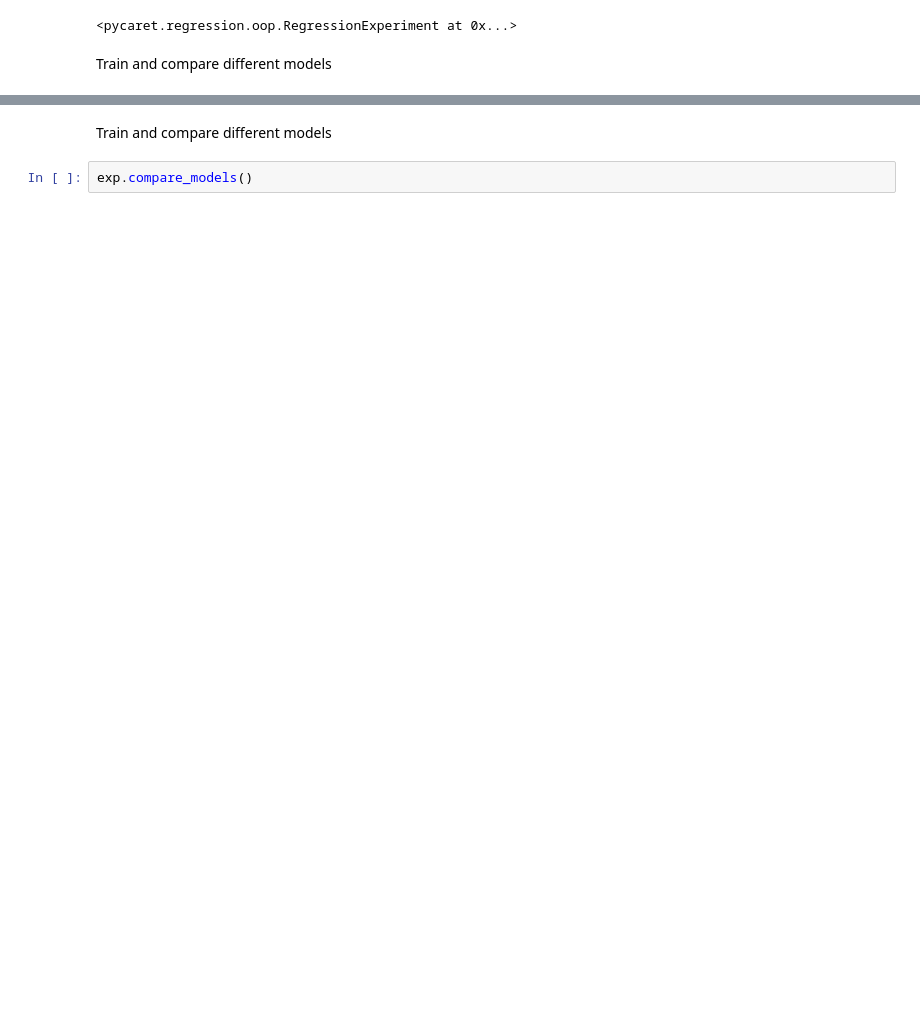
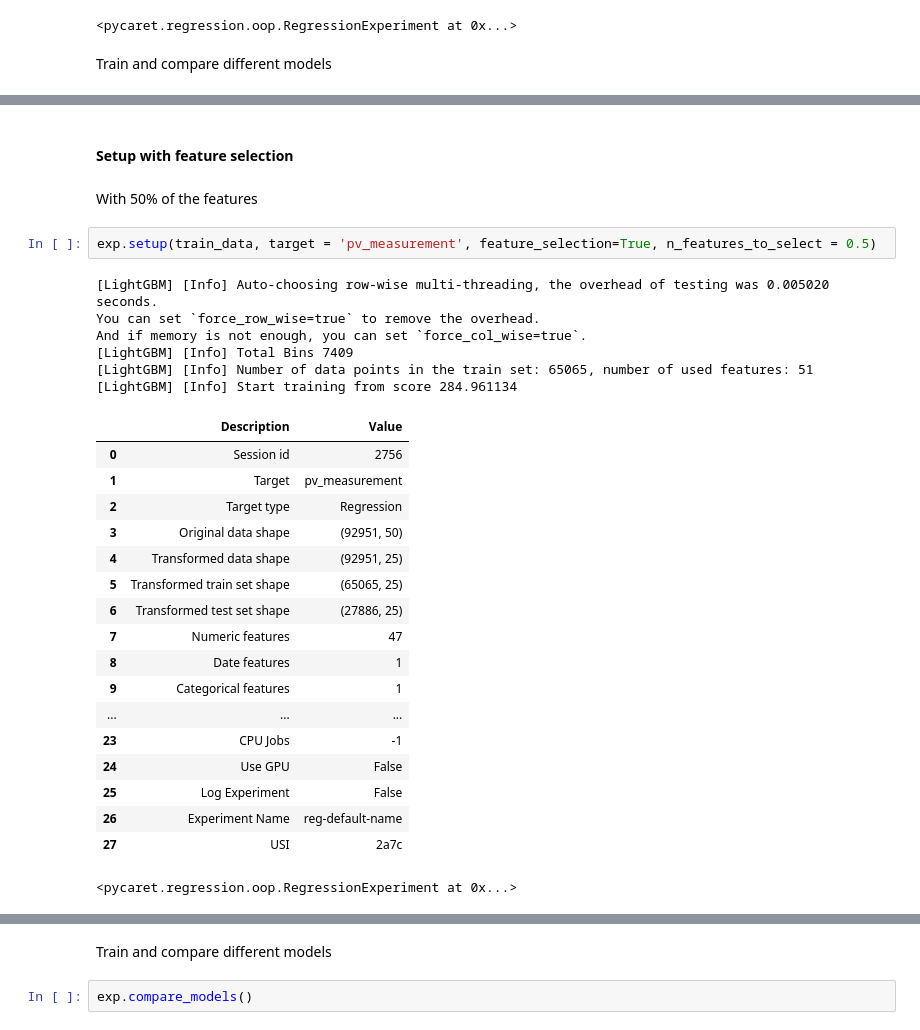
Before and after one commit to jkbch/machine_learning_exam, a Jupyter notebook: Clara_notebook.ipynb, the cells around one changed output, grey strips where cells are left out. Drawn from its saved outputs; the diff is of its cells as text; blank space fills up the shorter version.

```diff
--- a/Clara_notebook.ipynb
+++ b/Clara_notebook.ipynb
@@ -278,3 +279,34 @@ exp.compare_models()
+# %% [markdown]
+#### Setup with feature selection
+# %% [markdown]
+With 50% of the features
+# %%
+exp.setup(train_data, target = 'pv_measurement', feature_selection=True, n_features_to_select = 0.5)
+# %% [output]
+[LightGBM] [Info] Auto-choosing row-wise multi-threading, the overhead of testing was 0.005020 seconds.
+You can set `force_row_wise=true` to remove the overhead.
+And if memory is not enough, you can set `force_col_wise=true`.
+[LightGBM] [Info] Total Bins 7409
+[LightGBM] [Info] Number of data points in the train set: 65065, number of used features: 51
+[LightGBM] [Info] Start training from score 284.961134
+|  | Description | Value |
+| 0 | Session id | 2756 |
+| 1 | Target | pv_measurement |
+| 2 | Target type | Regression |
+| 3 | Original data shape | (92951, 50) |
+| 4 | Transformed data shape | (92951, 25) |
+| 5 | Transformed train set shape | (65065, 25) |
+| 6 | Transformed test set shape | (27886, 25) |
+| 7 | Numeric features | 47 |
+| 8 | Date features | 1 |
+| 9 | Categorical features | 1 |
+| ... | ... | ... |
+| 23 | CPU Jobs | -1 |
+| 24 | Use GPU | False |
+| 25 | Log Experiment | False |
+| 26 | Experiment Name | reg-default-name |
+| 27 | USI | 2a7c |
+<pycaret.regression.oop.RegressionExperiment at 0x...>
 # %%
 exp.compare_models()
 # %% [output]
```
Also changed, not shown: parts of 11 cells of this notebook.
